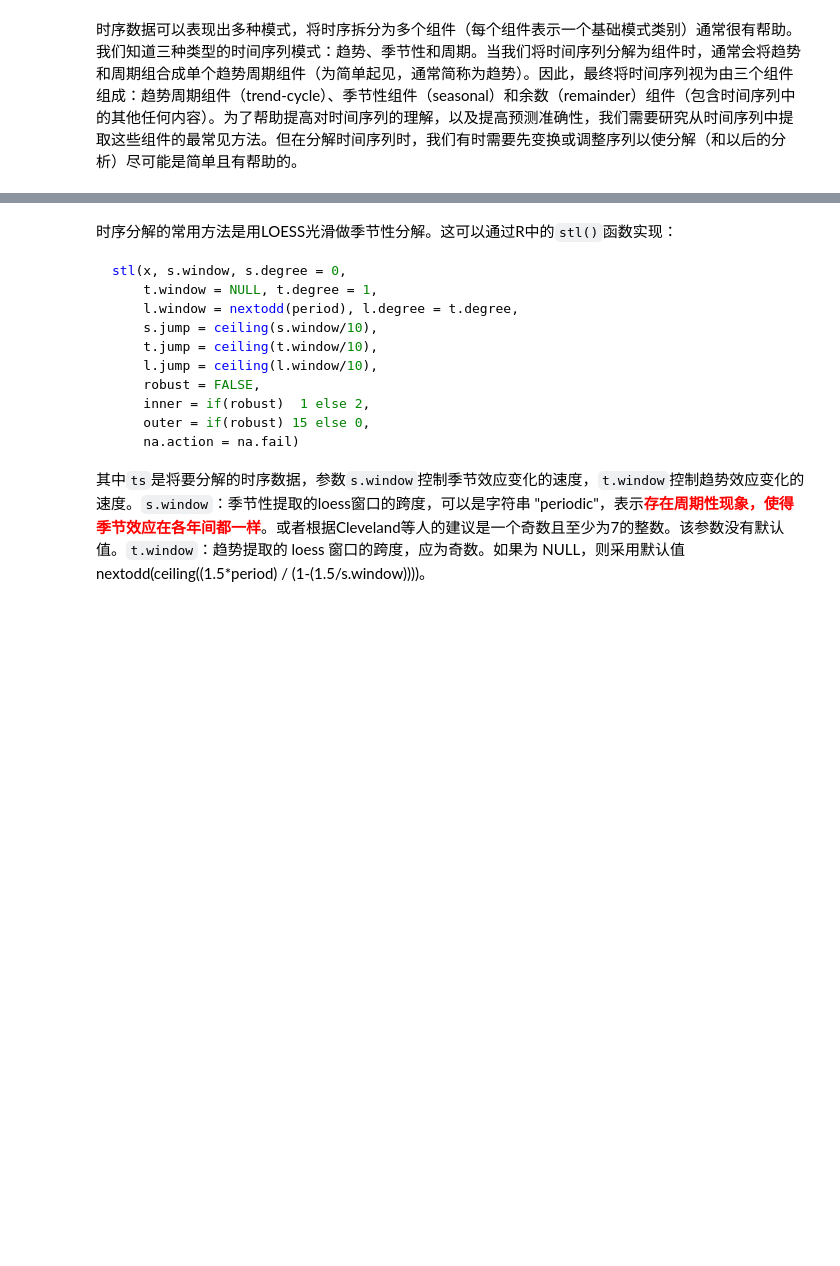
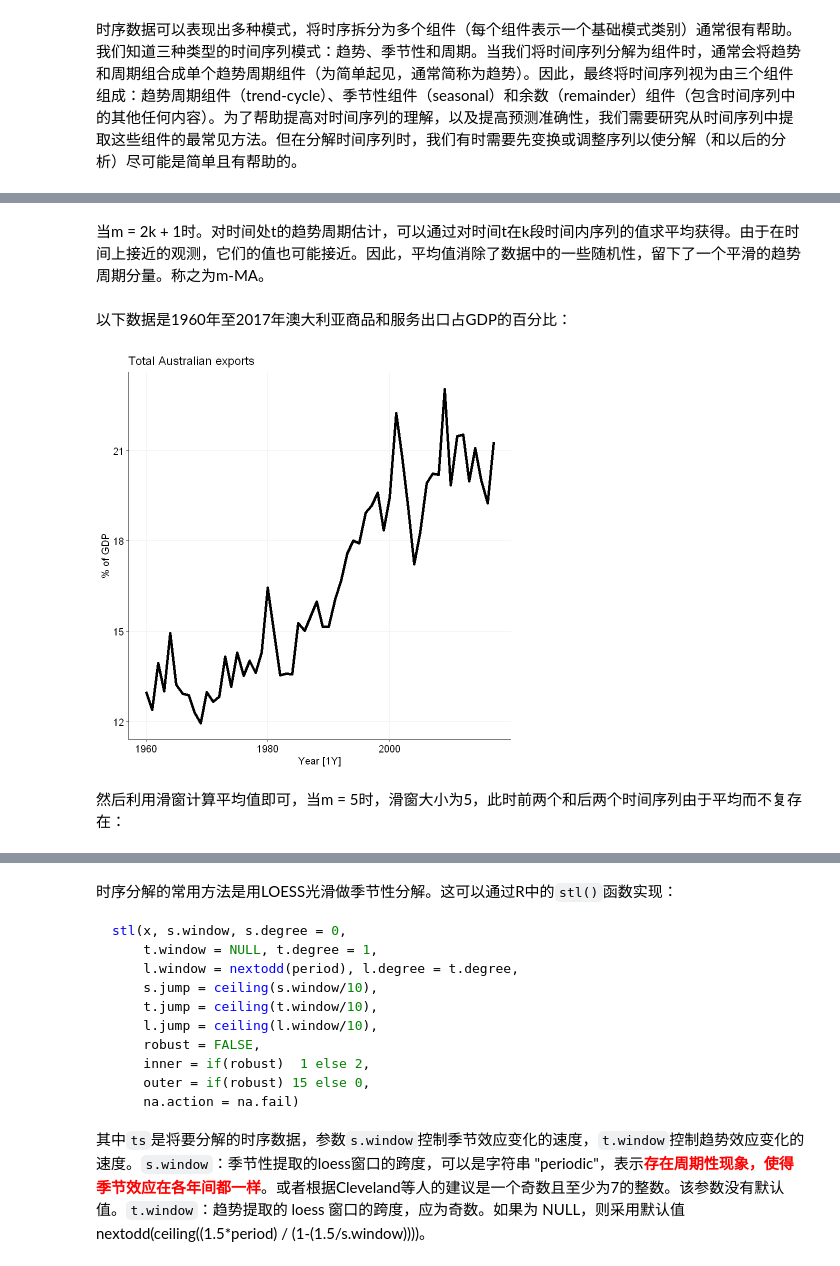
Before and after one commit to zhizhifan/Rtidyverse, a Jupyter notebook: 数据建模.ipynb, the cells around one changed output, grey strips where cells are left out. Saved outputs shown, nothing was run; the diff lists cells and outputs as text; code cells hidden in the pictures; blank space fills up the shorter version.

```diff
--- a/数据建模.ipynb
+++ b/数据建模.ipynb
@@ -1049,0 +1274,19 @@ a10 %>%
+# %% [markdown]
+当m = 2k + 1时。对时间处t的趋势周期估计，可以通过对时间t在k段时间内序列的值求平均获得。由于在时间上接近的观测，它们的值也可能接近。因此，平均值消除了数据中的一些随机性，留下了一个平滑的趋势周期分量。称之为m-MA。
+# %% [markdown]
+以下数据是1960年至2017年澳大利亚商品和服务出口占GDP的百分比：
+# %%
+library(fpp3)
+library(tidyverse)
+global_economy %>%
+  filter(Country == "Australia") %>%
+  autoplot(Exports, linewidth = 1.5) +
+  labs(y = "% of GDP", title = "Total Australian exports") +
+  ggpubr::theme_pubr() +
+  theme(
+    panel.grid.major = element_line()
+  )
+# %% [output]
+[figure, added]
+# %% [markdown]
+然后利用滑窗计算平均值即可，当m = 5时，滑窗大小为5，此时前两个和后两个时间序列由于平均而不复存在：
```
Also changed, not shown: parts of 64 cells of this notebook, 10 other files.
